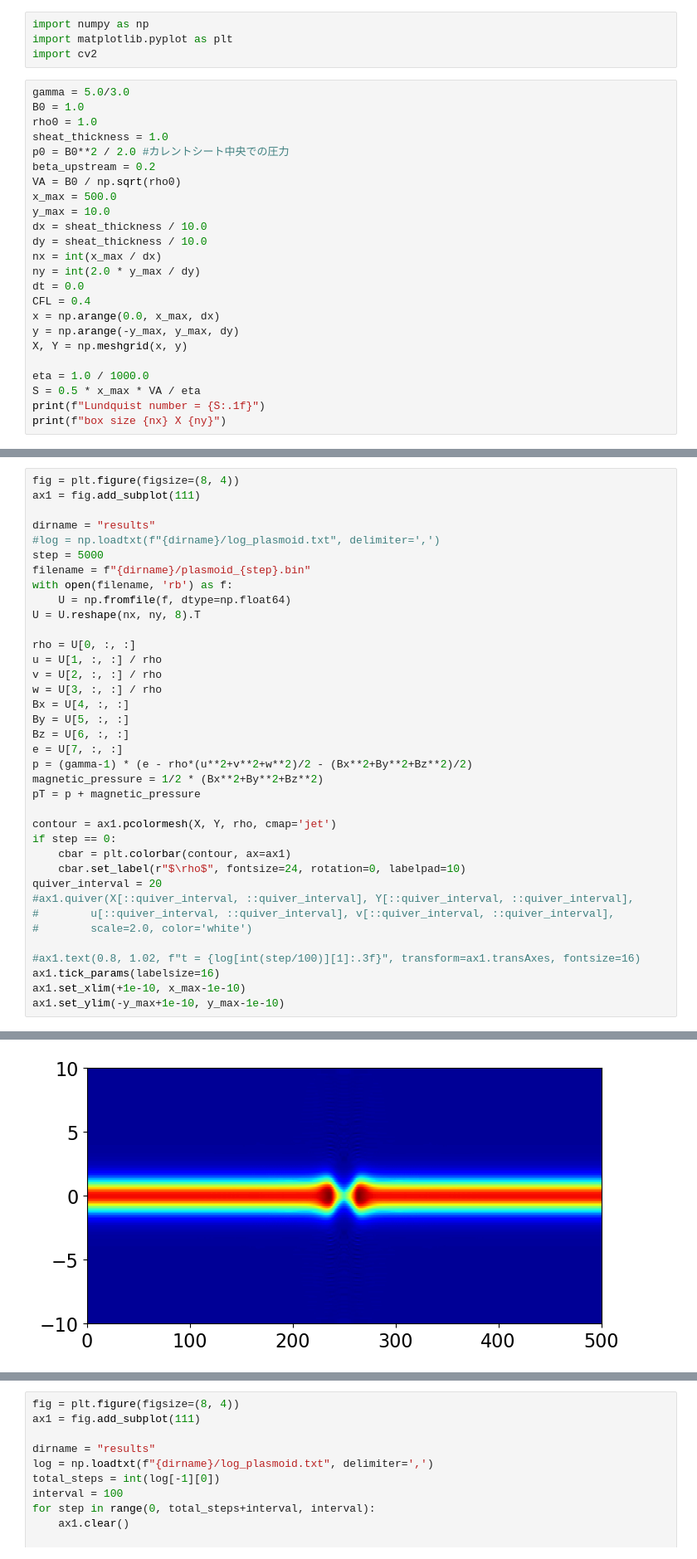
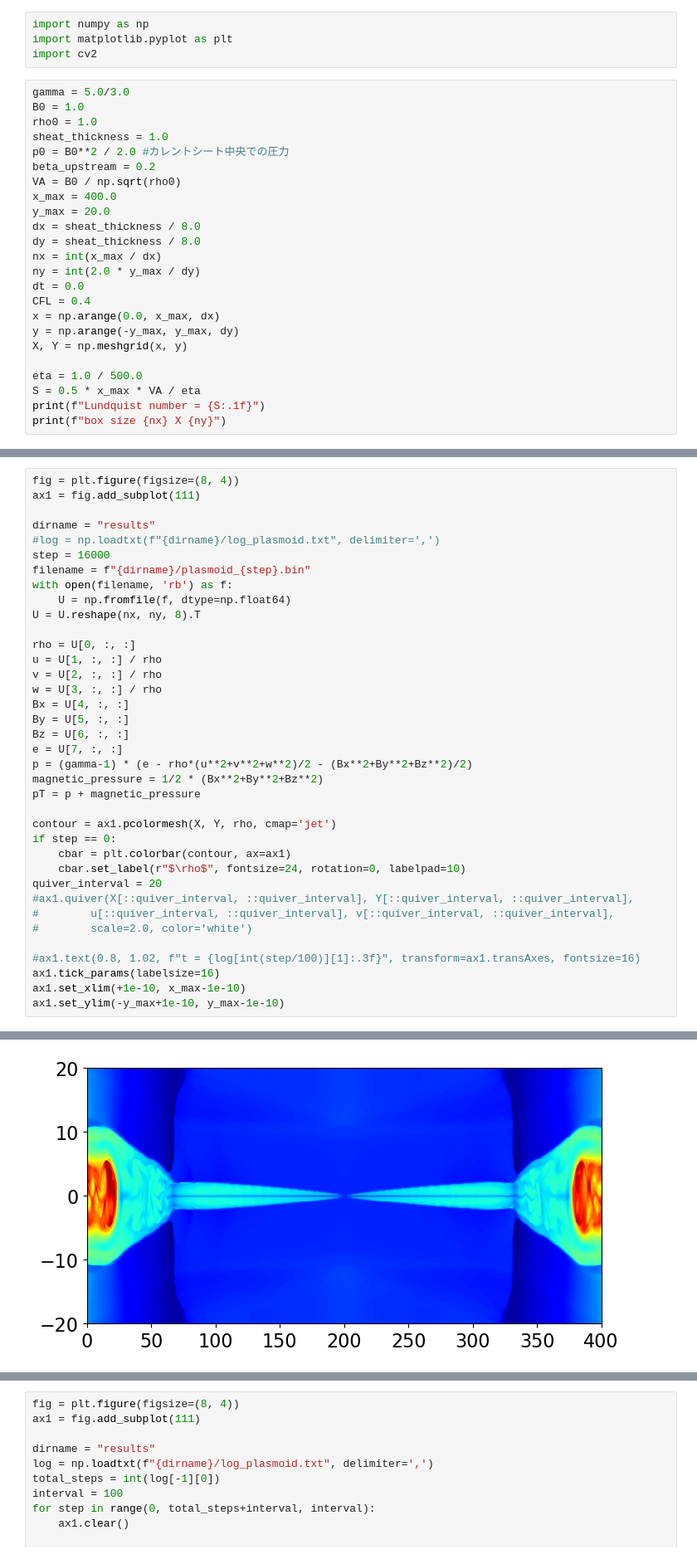
Before and after one commit to keita-akutagawa/ResistiveMHD_GPU, a Jupyter notebook: examples_2D/plasmoid/plasmoid.ipynb, the cells around one changed output, grey strips where cells are left out. Shown at 83% size. Drawn from its saved outputs; the diff is of its cells as text.

```diff
--- a/examples_2D/plasmoid/plasmoid.ipynb
+++ b/examples_2D/plasmoid/plasmoid.ipynb
@@ -10,10 +10,10 @@ sheat_thickness = 1.0
 p0 = B0**2 / 2.0 #カレントシート中央での圧力
 beta_upstream = 0.2
 VA = B0 / np.sqrt(rho0)
-x_max = 500.0
-y_max = 10.0
-dx = sheat_thickness / 10.0
-dy = sheat_thickness / 10.0
+x_max = 400.0
+y_max = 20.0
+dx = sheat_thickness / 8.0
+dy = sheat_thickness / 8.0
 nx = int(x_max / dx)
 ny = int(2.0 * y_max / dy)
 dt = 0.0
@@ -22,7 +22,7 @@ x = np.arange(0.0, x_max, dx)
 y = np.arange(-y_max, y_max, dy)
 X, Y = np.meshgrid(x, y)
 
-eta = 1.0 / 1000.0
+eta = 1.0 / 500.0
 S = 0.5 * x_max * VA / eta
 print(f"Lundquist number = {S:.1f}")
 print(f"box size {nx} X {ny}")
@@ -35,7 +35,7 @@ ax1 = fig.add_subplot(111)
 
 dirname = "results"
 #log = np.loadtxt(f"{dirname}/log_plasmoid.txt", delimiter=',')
-step = 5000
+step = 16000
 filename = f"{dirname}/plasmoid_{step}.bin"
 with open(filename, 'rb') as f:
     U = np.fromfile(f, dtype=np.float64)
@@ -71,4 +71,4 @@ ax1.set_ylim(-y_max+1e-10, y_max-1e-10)
-[figure, old version]
+[figure, new version]
 # %%
 fig = plt.figure(figsize=(8, 4))
 ax1 = fig.add_subplot(111)
```
Also changed, not shown: parts of 4 cells of this notebook, 1 other file.
